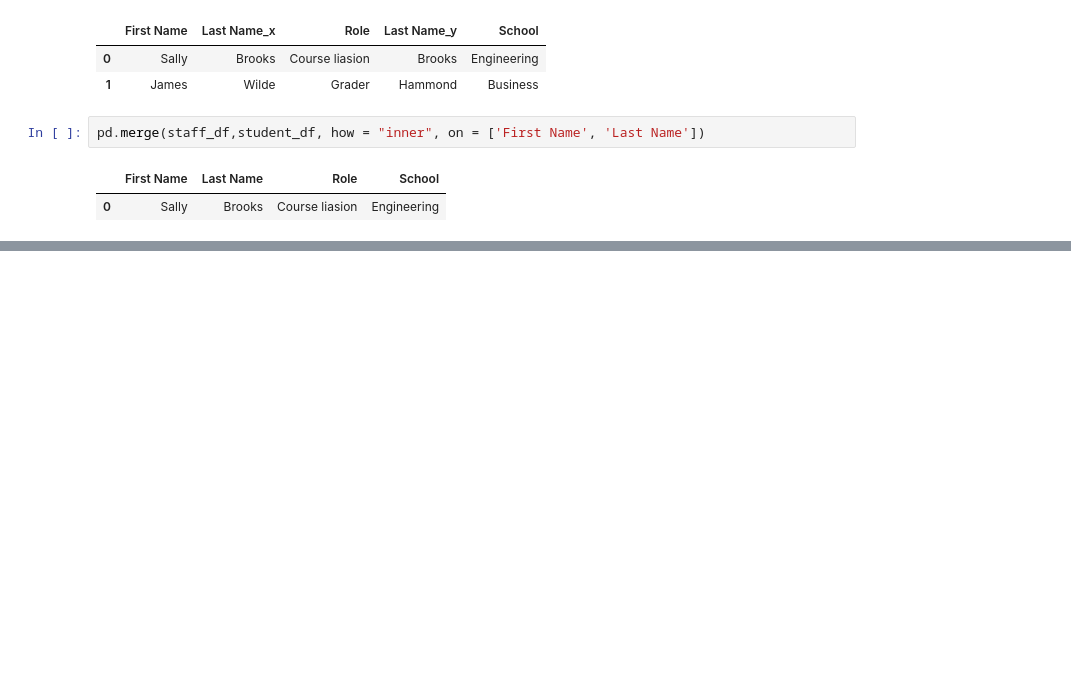
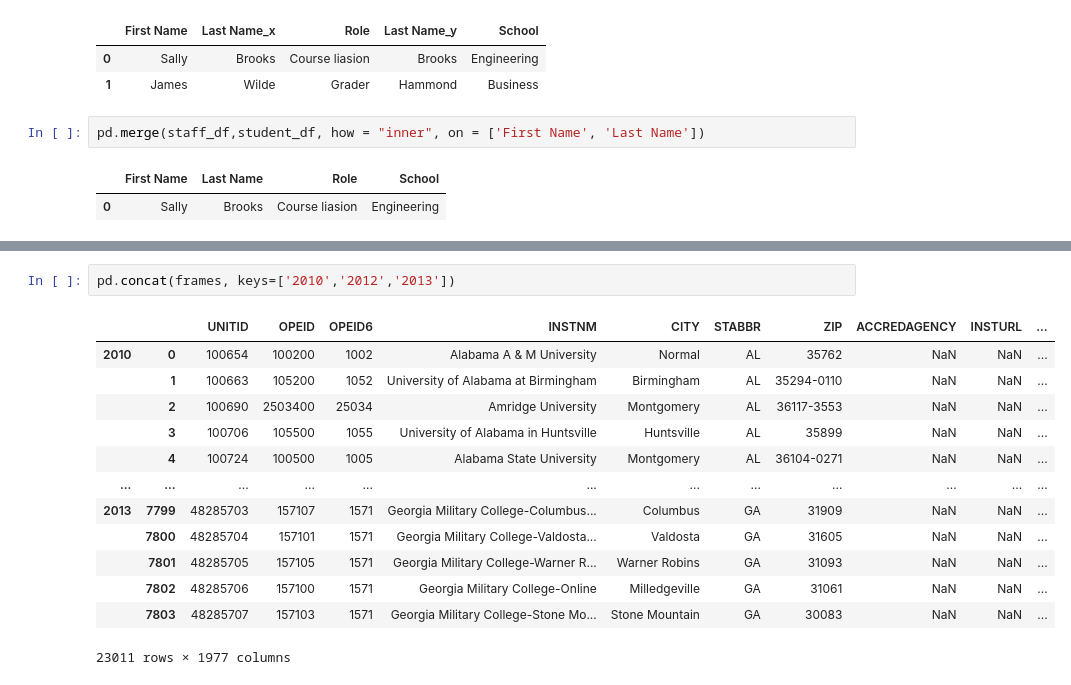
Before and after one commit to GOLISHYAMP/Data_cleaning, a Jupyter notebook: DataCleaning jupyter files/Merge.ipynb, the cells around one changed output, grey strips where cells are left out. Saved outputs shown, nothing was run; the diff lists cells and outputs as text; blank space fills up the shorter version.

```diff
--- a/DataCleaning jupyter files/Merge.ipynb
+++ b/DataCleaning jupyter files/Merge.ipynb
@@ -174,0 +212,16 @@ pd.merge(staff_df,student_df, how = "inner", on = ['First Name', 'Last Name'])
+# %%
+pd.concat(frames, keys=['2010','2012','2013'])
+# %% [output]
+|  |  | UNITID | OPEID | OPEID6 | INSTNM | CITY | STABBR | ZIP | ACCREDAGENCY | INSTURL | ... |
+| 2010 | 0 | 100654 | 100200 | 1002 | Alabama A & M University | Normal | AL | 35762 | NaN | NaN | ... |
+|  | 1 | 100663 | 105200 | 1052 | University of Alabama at Birmingham | Birmingham | AL | 35294-0110 | NaN | NaN | ... |
+|  | 2 | 100690 | 2503400 | 25034 | Amridge University | Montgomery | AL | 36117-3553 | NaN | NaN | ... |
+|  | 3 | 100706 | 105500 | 1055 | University of Alabama in Huntsville | Huntsville | AL | 35899 | NaN | NaN | ... |
+|  | 4 | 100724 | 100500 | 1005 | Alabama State University | Montgomery | AL | 36104-0271 | NaN | NaN | ... |
+| ... | ... | ... | ... | ... | ... | ... | ... | ... | ... | ... | ... |
+| 2013 | 7799 | 48285703 | 157107 | 1571 | Georgia Military College-Columbus... | Columbus | GA | 31909 | NaN | NaN | ... |
+|  | 7800 | 48285704 | 157101 | 1571 | Georgia Military College-Valdosta... | Valdosta | GA | 31605 | NaN | NaN | ... |
+|  | 7801 | 48285705 | 157105 | 1571 | Georgia Military College-Warner R... | Warner Robins | GA | 31093 | NaN | NaN | ... |
+|  | 7802 | 48285706 | 157100 | 1571 | Georgia Military College-Online | Milledgeville | GA | 31061 | NaN | NaN | ... |
+|  | 7803 | 48285707 | 157103 | 1571 | Georgia Military College-Stone Mo... | Stone Mountain | GA | 30083 | NaN | NaN | ... |
+23011 rows × 1977 columns
```
Also changed, not shown: parts of 5 cells of this notebook.
